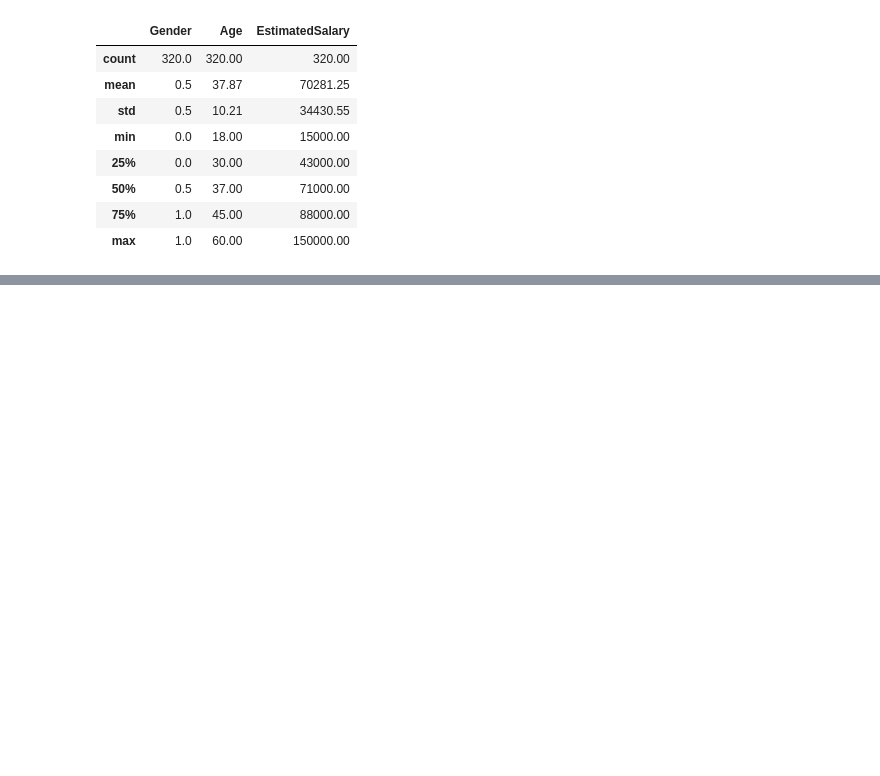
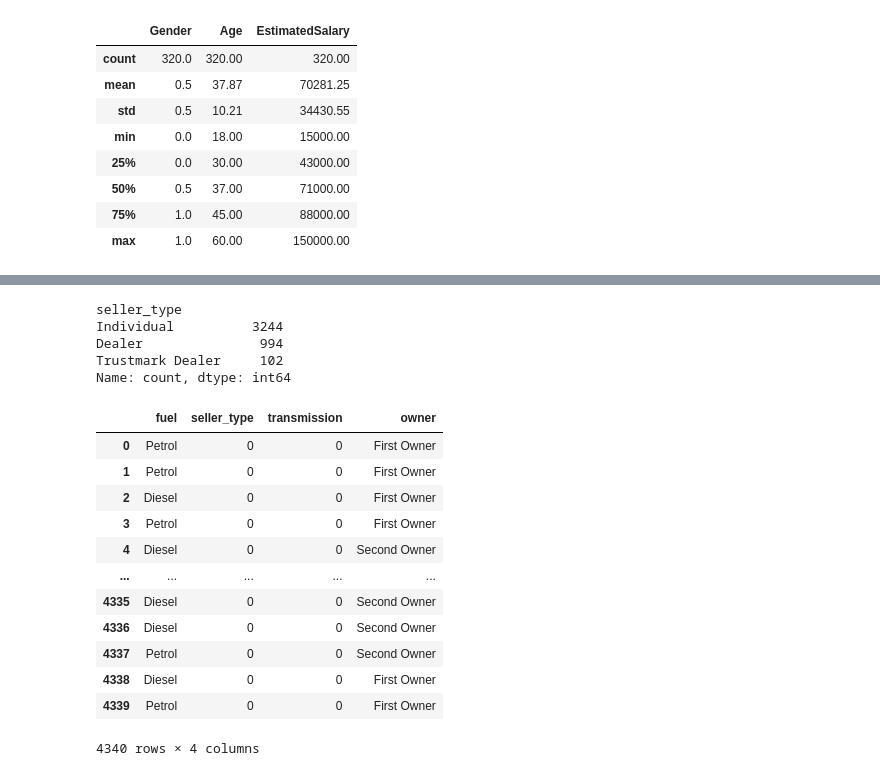
Before and after one commit to Dhe-Reigner/sk-learn, a Jupyter notebook: sci.ipynb, the cells around one changed output, grey strips where cells are left out. Saved outputs shown, nothing was run; the diff lists cells and outputs as text; code cells hidden in the pictures; blank space fills up the shorter version.

```diff
--- a/sci.ipynb
+++ b/sci.ipynb
@@ -505,0 +622,26 @@ AttributeError: 'numpy.ndarray' object has no attribute 'describe'
+# %%
+df['seller_type'].value_counts()
+# %% [output]
+seller_type
+Individual          3244
+Dealer               994
+Trustmark Dealer     102
+Name: count, dtype: int64
+# %%
+df['seller_type'] = df['seller_type'].map({'Individual':0, 'Dealer':1, 'Trustmark Dealer':2})
+# %%
+df
+# %% [output]
+|  | fuel | seller_type | transmission | owner |
+| 0 | Petrol | 0 | 0 | First Owner |
+| 1 | Petrol | 0 | 0 | First Owner |
+| 2 | Diesel | 0 | 0 | First Owner |
+| 3 | Petrol | 0 | 0 | First Owner |
+| 4 | Diesel | 0 | 0 | Second Owner |
+| ... | ... | ... | ... | ... |
+| 4335 | Diesel | 0 | 0 | Second Owner |
+| 4336 | Diesel | 0 | 0 | Second Owner |
+| 4337 | Petrol | 0 | 0 | Second Owner |
+| 4338 | Diesel | 0 | 0 | First Owner |
+| 4339 | Petrol | 0 | 0 | First Owner |
+4340 rows × 4 columns
```
Also changed, not shown: parts of 41 cells of this notebook, 1 other file.
